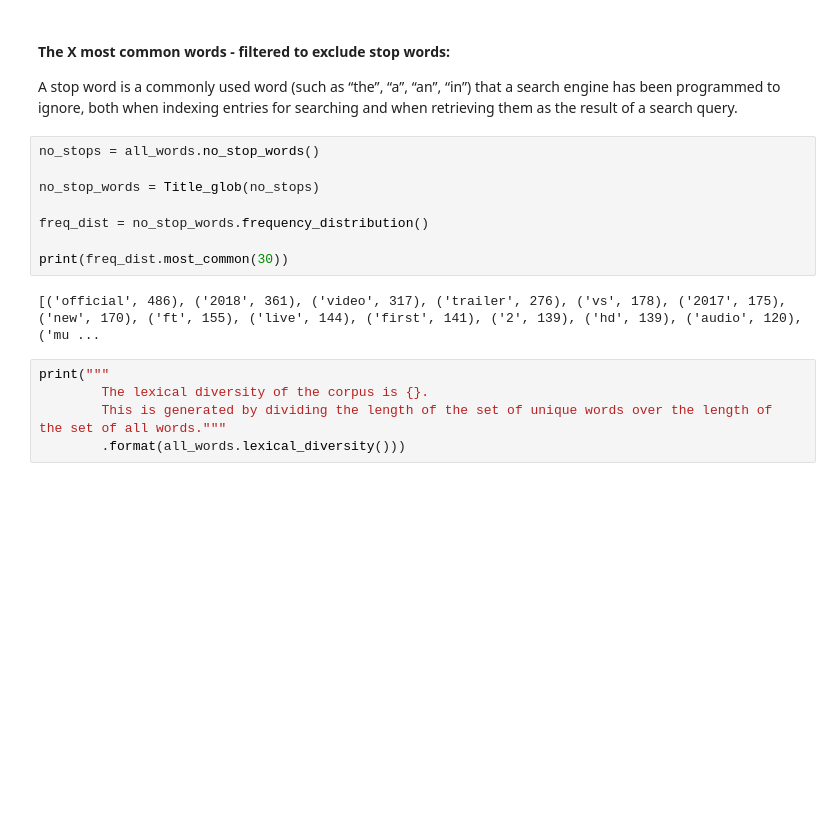
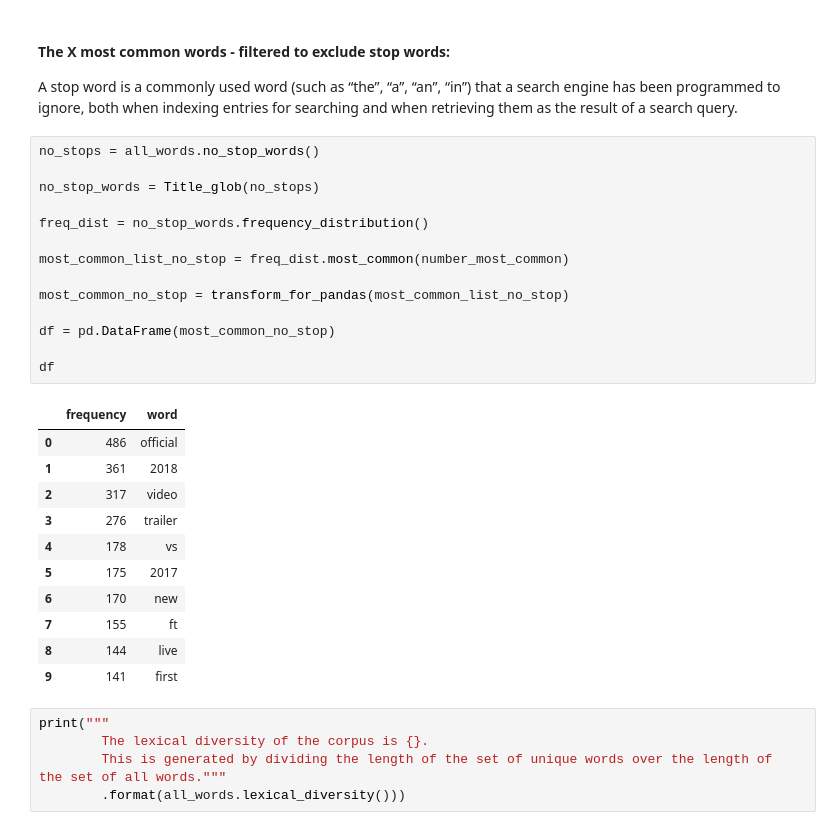
Before and after one commit to epiphannie/youtube_title_analysis, a Jupyter notebook: youtube_titles_experiment.ipynb, the cells around one changed output. Saved outputs shown, nothing was run; the diff lists cells and outputs as text; blank space fills up the shorter version.

```diff
--- a/youtube_titles_experiment.ipynb
+++ b/youtube_titles_experiment.ipynb
@@ -460,13 +489,29 @@ A stop word is a commonly used word (such as “the”, “a”, “an”, “in
 # %%
 no_stops = all_words.no_stop_words()
 
 no_stop_words = Title_glob(no_stops)
 
 freq_dist = no_stop_words.frequency_distribution()
 
-print(freq_dist.most_common(30))
+most_common_list_no_stop = freq_dist.most_common(number_most_common)
+
+most_common_no_stop = transform_for_pandas(most_common_list_no_stop)
+
+df = pd.DataFrame(most_common_no_stop)
+
+df
 # %% [output]
-[('official', 486), ('2018', 361), ('video', 317), ('trailer', 276), ('vs', 178), ('2017', 175), ('new', 170), ('ft', 155), ('live', 144), ('first', 141), ('2', 139), ('hd', 139), ('audio', 120), ('mu ...
+|  | frequency | word |
+| 0 | 486 | official |
+| 1 | 361 | 2018 |
+| 2 | 317 | video |
+| 3 | 276 | trailer |
+| 4 | 178 | vs |
+| 5 | 175 | 2017 |
+| 6 | 170 | new |
+| 7 | 155 | ft |
+| 8 | 144 | live |
+| 9 | 141 | first |
 # %%
 print("""
         The lexical diversity of the corpus is {}.
```
Also changed, not shown: parts of 14 cells of this notebook.
